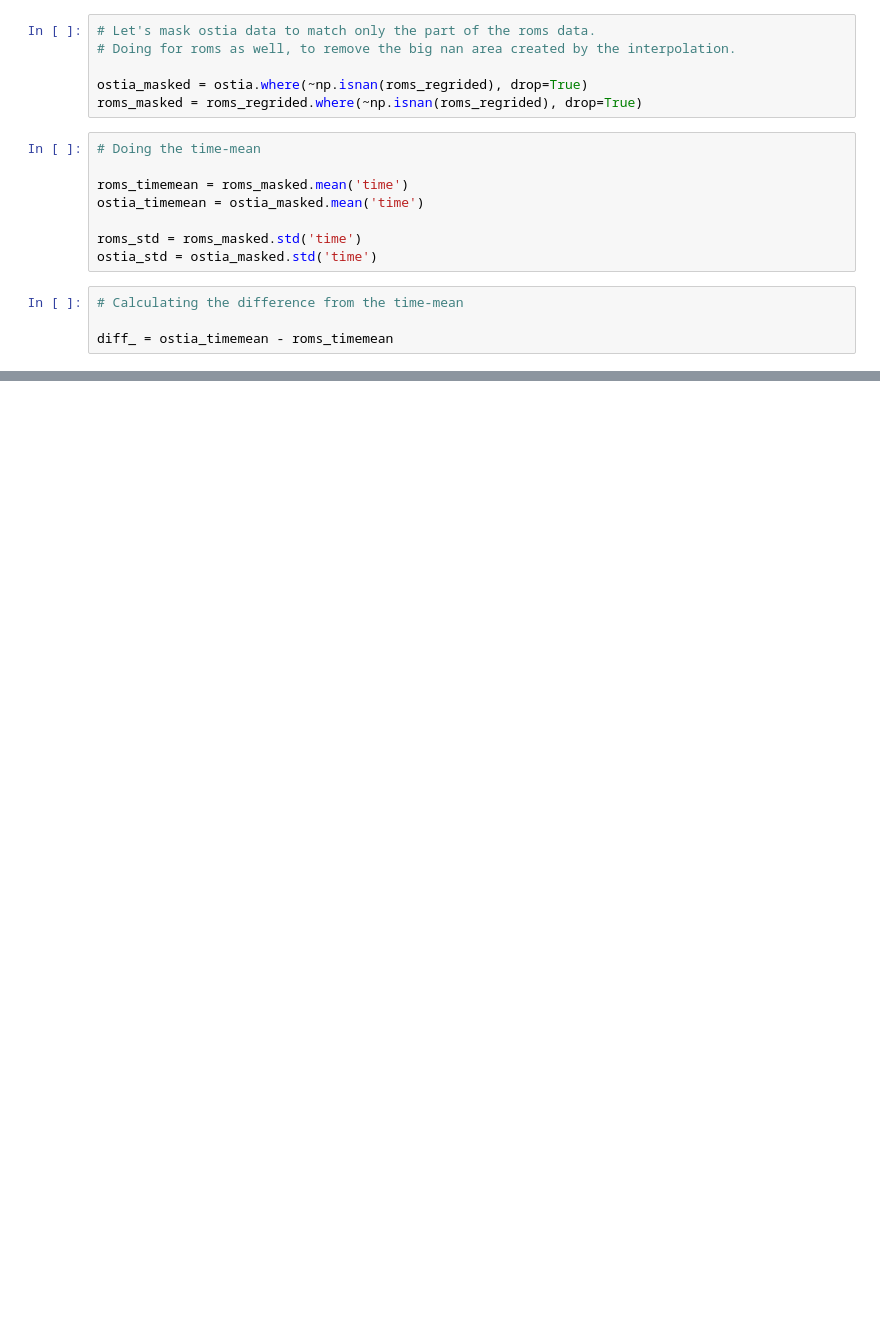
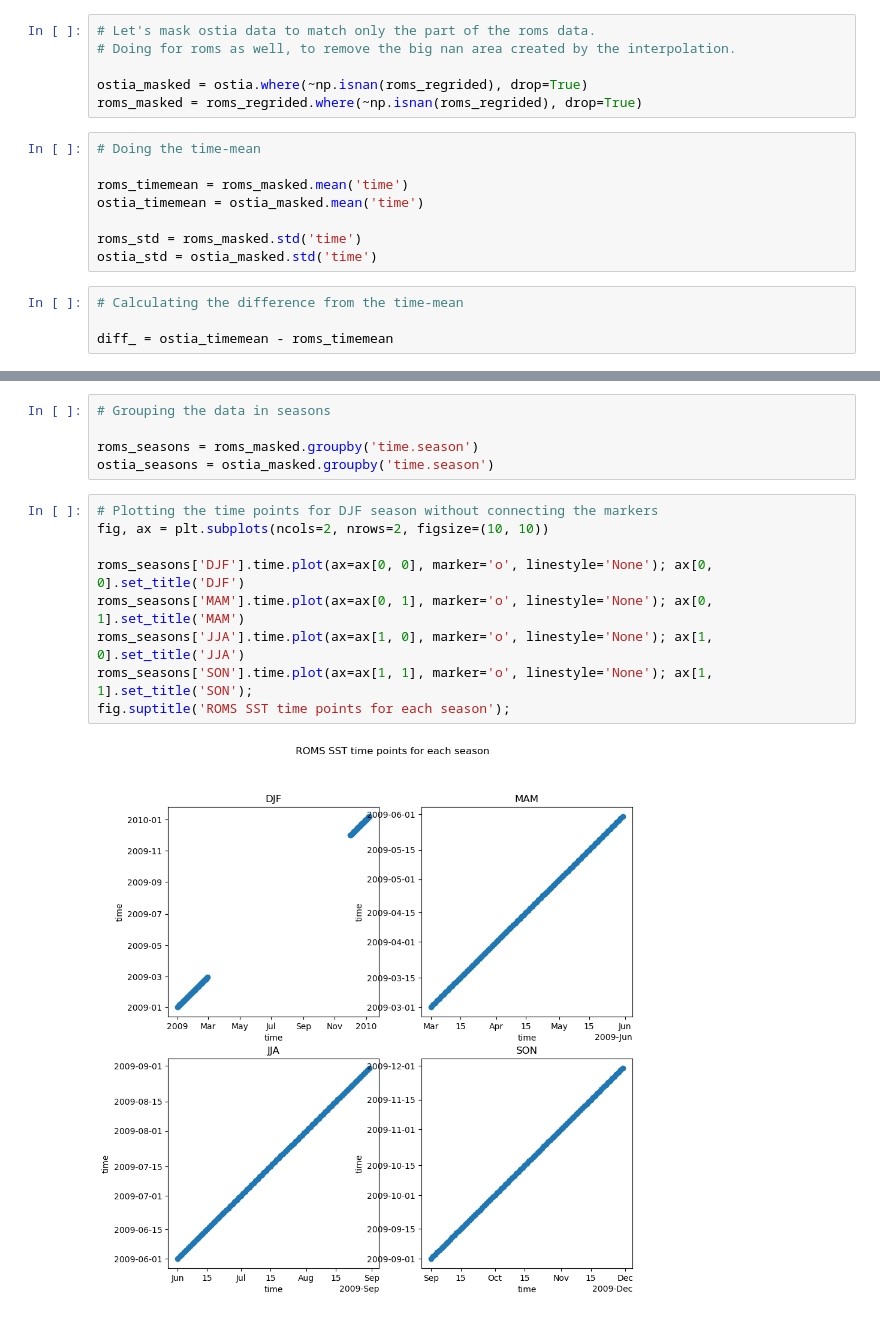
Before and after one commit to ACCESS-Community-Hub/coastal-commons, a Jupyter notebook: Recipes/SST_model_evaluation.ipynb, the cells around one changed output, grey strips where cells are left out. Saved outputs shown, nothing was run; the diff lists cells and outputs as text; blank space fills up the shorter version.

```diff
--- a/Recipes/SST_model_evaluation.ipynb
+++ b/Recipes/SST_model_evaluation.ipynb
@@ -147,0 +157,16 @@ ax[2].set_title('OSTIA - ROMS');
+# %%
+# Grouping the data in seasons
+
+roms_seasons = roms_masked.groupby('time.season')
+ostia_seasons = ostia_masked.groupby('time.season')
+# %%
+# Plotting the time points for DJF season without connecting the markers
+fig, ax = plt.subplots(ncols=2, nrows=2, figsize=(10, 10))
+
+roms_seasons['DJF'].time.plot(ax=ax[0, 0], marker='o', linestyle='None'); ax[0, 0].set_title('DJF')
+roms_seasons['MAM'].time.plot(ax=ax[0, 1], marker='o', linestyle='None'); ax[0, 1].set_title('MAM')
+roms_seasons['JJA'].time.plot(ax=ax[1, 0], marker='o', linestyle='None'); ax[1, 0].set_title('JJA')
+roms_seasons['SON'].time.plot(ax=ax[1, 1], marker='o', linestyle='None'); ax[1, 1].set_title('SON');
+fig.suptitle('ROMS SST time points for each season');
+# %% [output]
+[figure, added]
```
Also changed, not shown: parts of 14 cells of this notebook.
